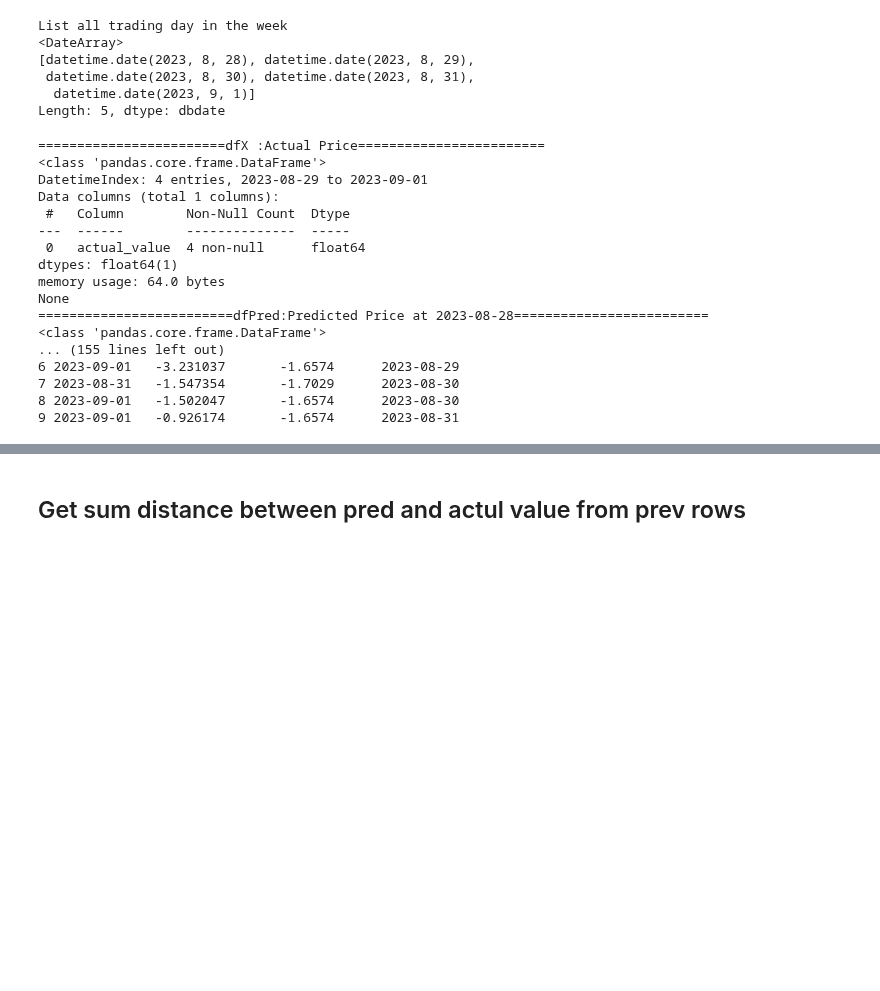
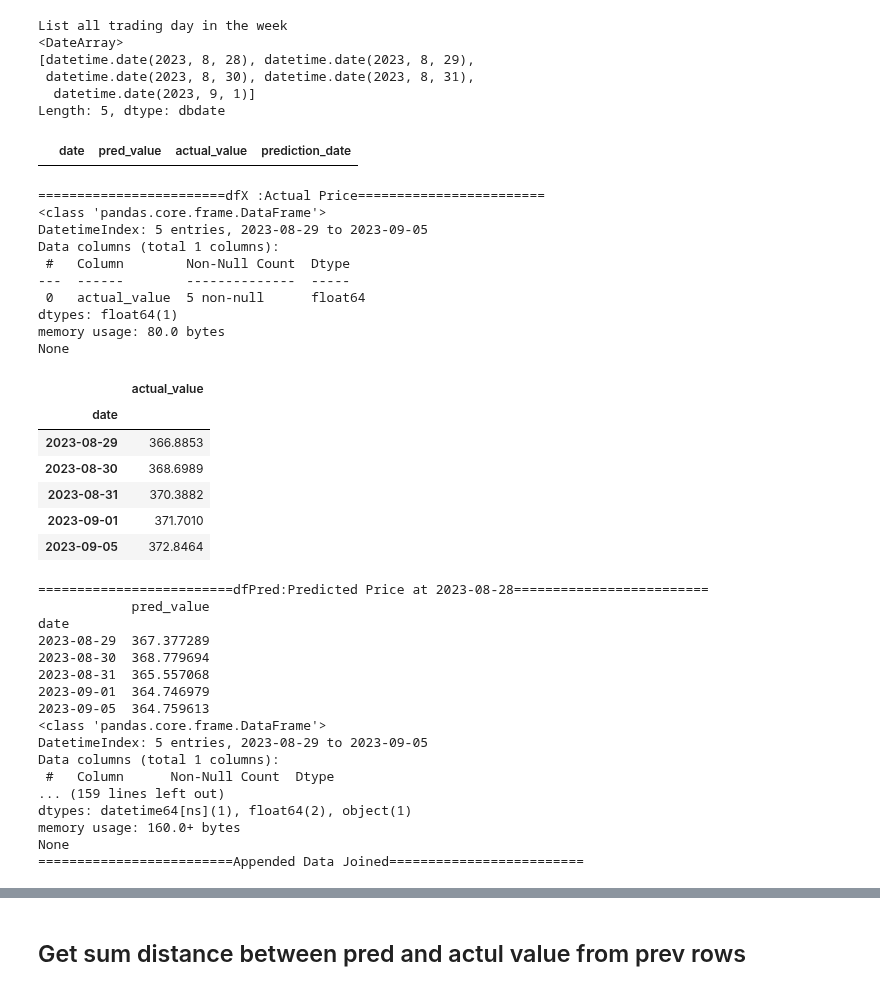
Before and after one commit to technqvi/TimeSeriesML-FinMarket, a Jupyter notebook: forecast-asset -price-movement-LSTM-TimeSeries/collect_performance_forecast_result.ipynb, the cells around one changed output, grey strips where cells are left out. Drawn from its saved outputs; the diff is of its cells as text; code cells hidden in the pictures; blank space fills up the shorter version.

```diff
--- a/forecast-asset -price-movement-LSTM-TimeSeries/collect_performance_forecast_result.ipynb
+++ b/forecast-asset -price-movement-LSTM-TimeSeries/collect_performance_forecast_result.ipynb
@@ -277,20 +275,42 @@ List all trading day in the week
  datetime.date(2023, 8, 30), datetime.date(2023, 8, 31),
   datetime.date(2023, 9, 1)]
 Length: 5, dtype: dbdate
+# %%
+dfAllForecastResult=pd.DataFrame(columns=['date','pred_value','actual_value','prediction_date'])
+dfAllForecastResult
+# %% [output]
+|  | date | pred_value | actual_value | prediction_date |
+# %%
+print(f"========================dfX :Actual Price========================")
+dfX=data['actual_price'][[prediction]]
+dfX.columns=[f'actual_value']
+print(dfX.info())
+dfX
+# %% [output]
+========================dfX :Actual Price========================
+<class 'pandas.core.frame.DataFrame'>
+DatetimeIndex: 5 entries, 2023-08-29 to 2023-09-05
+Data columns (total 1 columns):
+ #   Column        Non-Null Count  Dtype
+---  ------        --------------  -----
+ 0   actual_value  5 non-null      float64
+dtypes: float64(1)
+memory usage: 80.0 bytes
+None
+|  | actual_value |
+| date |  |
+| 2023-08-29 | 366.8853 |
+| 2023-08-30 | 368.6989 |
+| 2023-08-31 | 370.3882 |
+| 2023-09-01 | 371.7010 |
+| 2023-09-05 | 372.8464 |
 # %%
-dfAllForecastResult=pd.DataFrame(columns=['date','pred_value','actual_value','prediction_date'])
-
-print(f"========================dfX :Actual Price========================")
-dfX=data['actual_price'][[prediction]]
-dfX.columns=[f'actual_value']
-print(dfX.info())
-
 # actually , we can jon without spilting data by prediction_dtate
 for date in  myTradingDataList: # trading day on giver week
     print(f"=========================dfPred:Predicted Price at {date}=========================")
     dfPred=data['output'].query("prediction_date==@date")[[prediction]]
     dfPred.columns=[f'pred_value']
-
+    print(dfPred)
     print(dfPred.info())
 
     print("=====================dfCompare:Join Actual price to Predicted Price=================")
@@ -305,25 +325,21 @@ for date in  myTradingDataList: # trading day on giver week
         print(f"=========================Appended Data Joined=========================")
     else:
         print("No Appendind Data due to no at least one record to show actual vs pred")
-
-print("========================dfAllForecastResult: All Predicton Result========================")
-print(dfAllForecastResult.info())
-print(dfAllForecastResult)
 # %% [output]
-========================dfX :Actual Price========================
+=========================dfPred:Predicted Price at 2023-08-28=========================
+            pred_value
+date
+2023-08-29  367.377289
+2023-08-30  368.779694
+2023-08-31  365.557068
+2023-09-01  364.746979
+2023-09-05  364.759613
 <class 'pandas.core.frame.DataFrame'>
-DatetimeIndex: 4 entries, 2023-08-29 to 2023-09-01
+DatetimeIndex: 5 entries, 2023-08-29 to 2023-09-05
 Data columns (total 1 columns):
- #   Column        Non-Null Count  Dtype
----  ------        --------------  -----
- 0   actual_value  4 non-null      float64
-dtypes: float64(1)
-memory usage: 64.0 bytes
+ #   Column      Non-Null Count  Dtype
+... (159 lines left out)
+dtypes: datetime64[ns](1), float64(2), object(1)
+memory usage: 160.0+ bytes
 None
-=========================dfPred:Predicted Price at 2023-08-28=========================
-<class 'pandas.core.frame.DataFrame'>
-... (155 lines left out)
-6 2023-09-01   -3.231037       -1.6574      2023-08-29
-7 2023-08-31   -1.547354       -1.7029      2023-08-30
-8 2023-09-01   -1.502047       -1.6574      2023-08-30
-9 2023-09-01   -0.926174       -1.6574      2023-08-31
+=========================Appended Data Joined=========================
```
Also changed, not shown: parts of 24 cells of this notebook, 1 other file.
